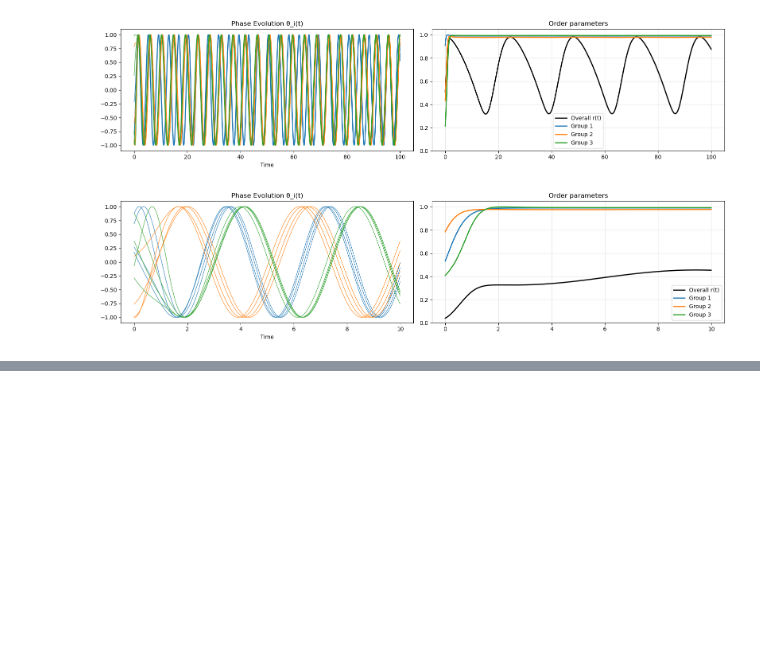
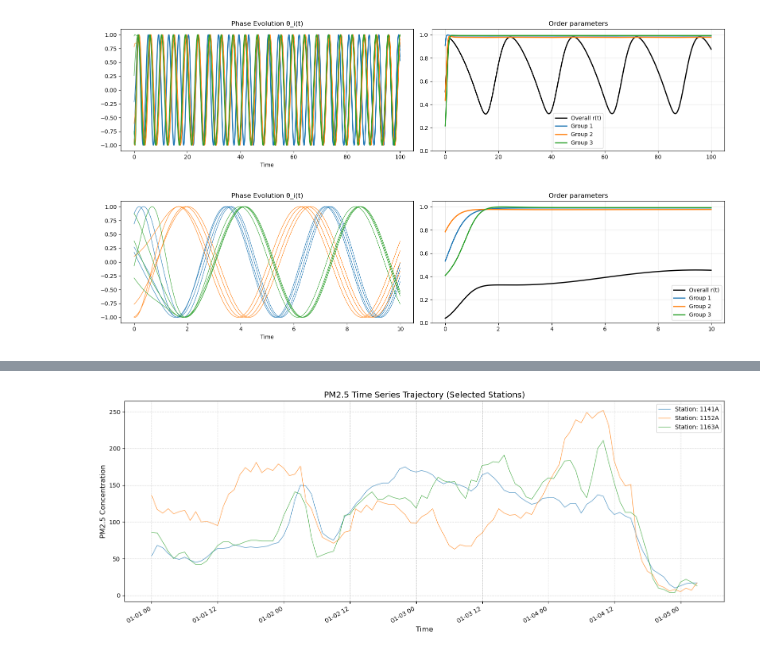
Before and after one commit to Matthew-ymz/koopCE, a Jupyter notebook: notebooks/DeepkoopCE.ipynb, the cells around one changed output, grey strips where cells are left out. Drawn from its saved outputs; the diff is of its cells as text; code cells hidden in the pictures; blank space fills up the shorter version.

```diff
--- a/notebooks/DeepkoopCE.ipynb
+++ b/notebooks/DeepkoopCE.ipynb
@@ -69,0 +110,39 @@ x_test, theta_hist, t_test, _ = plot_clustered_kuramoto(
+# %%
+import matplotlib.pyplot as plt
+
+num_stations_to_plot = 3
+pm25 = ds['PM2.5']
+times = ds['time'].values
+stations = ds['station'].values
+# 方式 A: 随机选择站点
+# selected_indices = np.random.choice(len(stations), num_stations_to_plot, replace=False)
+
+# 方式 B: 手动指定前几个站点 (比较稳定，适合观察)
+selected_indices = [0, 10, 20] # 比如第1个、第11个、第21个站点
+
+# 创建画布
+plt.figure(figsize=(15, 6))
+
+# 循环绘制选定站点的曲线
+for idx in selected_indices:
+    station_name = stations[idx]
+    # 提取该站点的 PM2.5 数据
+    # .isel(station=idx) 按索引取
+    station_data = pm25.isel(station=idx).values
+
+    plt.plot(times[:100], station_data[:100], label=f'Station: {station_name}', alpha=0.7, linewidth=1)
+
+# 添加图表细节
+plt.title('PM2.5 Time Series Trajectory (Selected Stations)', fontsize=14)
+plt.ylabel('PM2.5 Concentration', fontsize=12)
+plt.xlabel('Time', fontsize=12)
+plt.legend(loc='upper right')
+plt.grid(True, linestyle='--', alpha=0.5)
+
+# 优化时间轴显示 (防止重叠)
+plt.gcf().autofmt_xdate()
+
+plt.tight_layout()
+plt.show()
+# %% [output]
+[figure, added]
```
Also changed, not shown: parts of 15 cells of this notebook, 3 other files.
